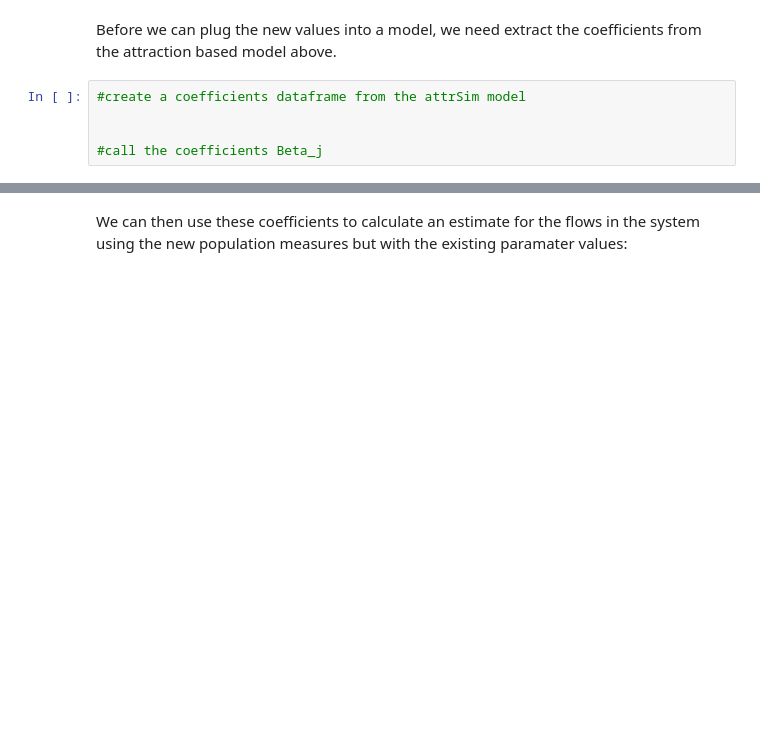
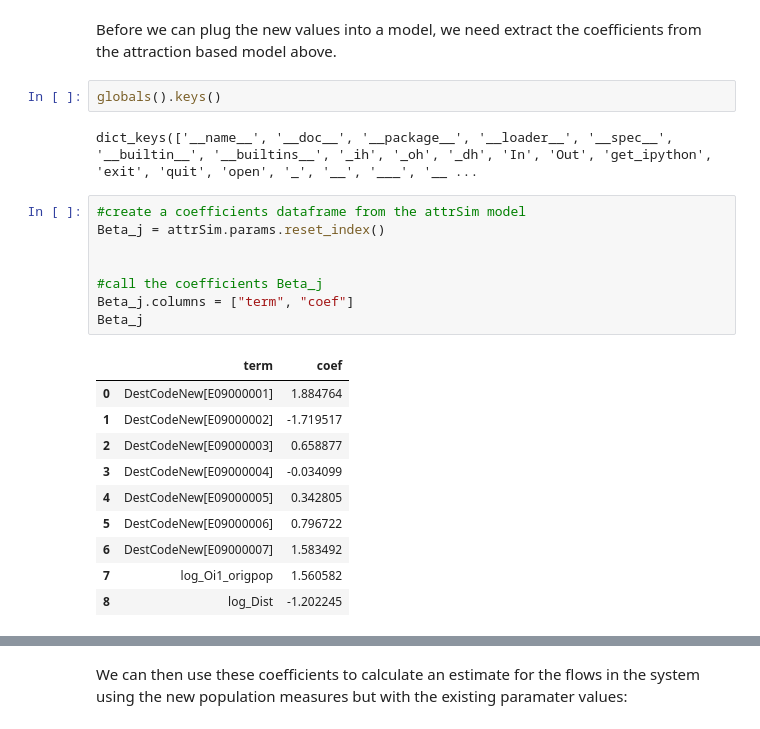
Before and after one commit to hawaiie-star/UrbanSimulation, a Jupyter notebook: Week 3/Practical/Urbsim_Prac_2_new.ipynb, the cells around one changed output, grey strips where cells are left out. Drawn from its saved outputs; the diff is of its cells as text; blank space fills up the shorter version.

```diff
--- a/Week 3/Practical/Urbsim_Prac_2_new.ipynb
+++ b/Week 3/Practical/Urbsim_Prac_2_new.ipynb
@@ -573,10 +608,28 @@ First, we create a new variable with these altered populations:
 # %% [markdown]
 Before we can plug the new values into a model, we need extract the coefficients from the attraction based model above.
+# %%
+globals().keys()
+# %% [output]
+dict_keys(['__name__', '__doc__', '__package__', '__loader__', '__spec__', '__builtin__', '__builtins__', '_ih', '_oh', '_dh', 'In', 'Out', 'get_ipython', 'exit', 'quit', 'open', '_', '__', '___', '__ ...
 # %%
 #create a coefficients dataframe from the attrSim model
+Beta_j = attrSim.params.reset_index()
 
 
 #call the coefficients Beta_j
+Beta_j.columns = ["term", "coef"]
+Beta_j
+# %% [output]
+|  | term | coef |
+| 0 | DestCodeNew[E09000001] | 1.884764 |
+| 1 | DestCodeNew[E09000002] | -1.719517 |
+| 2 | DestCodeNew[E09000003] | 0.658877 |
+| 3 | DestCodeNew[E09000004] | -0.034099 |
+| 4 | DestCodeNew[E09000005] | 0.342805 |
+| 5 | DestCodeNew[E09000006] | 0.796722 |
+| 6 | DestCodeNew[E09000007] | 1.583492 |
+| 7 | log_Oi1_origpop | 1.560582 |
+| 8 | log_Dist | -1.202245 |
 # %%
 #replace the unnecessary DestCodeNew and [] in the
 #coefficients column of the coefs DataFrame
```
Also changed, not shown: parts of 20 cells of this notebook.
